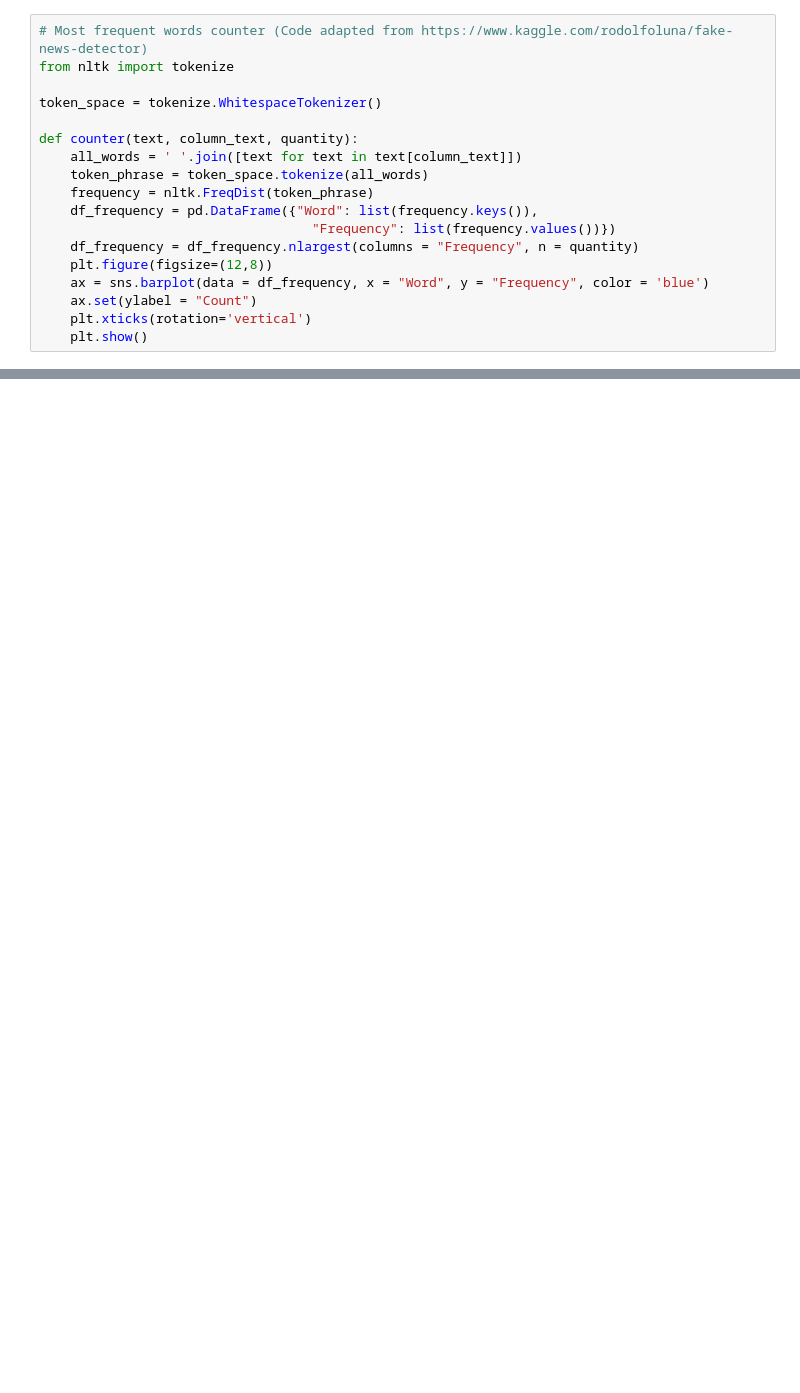
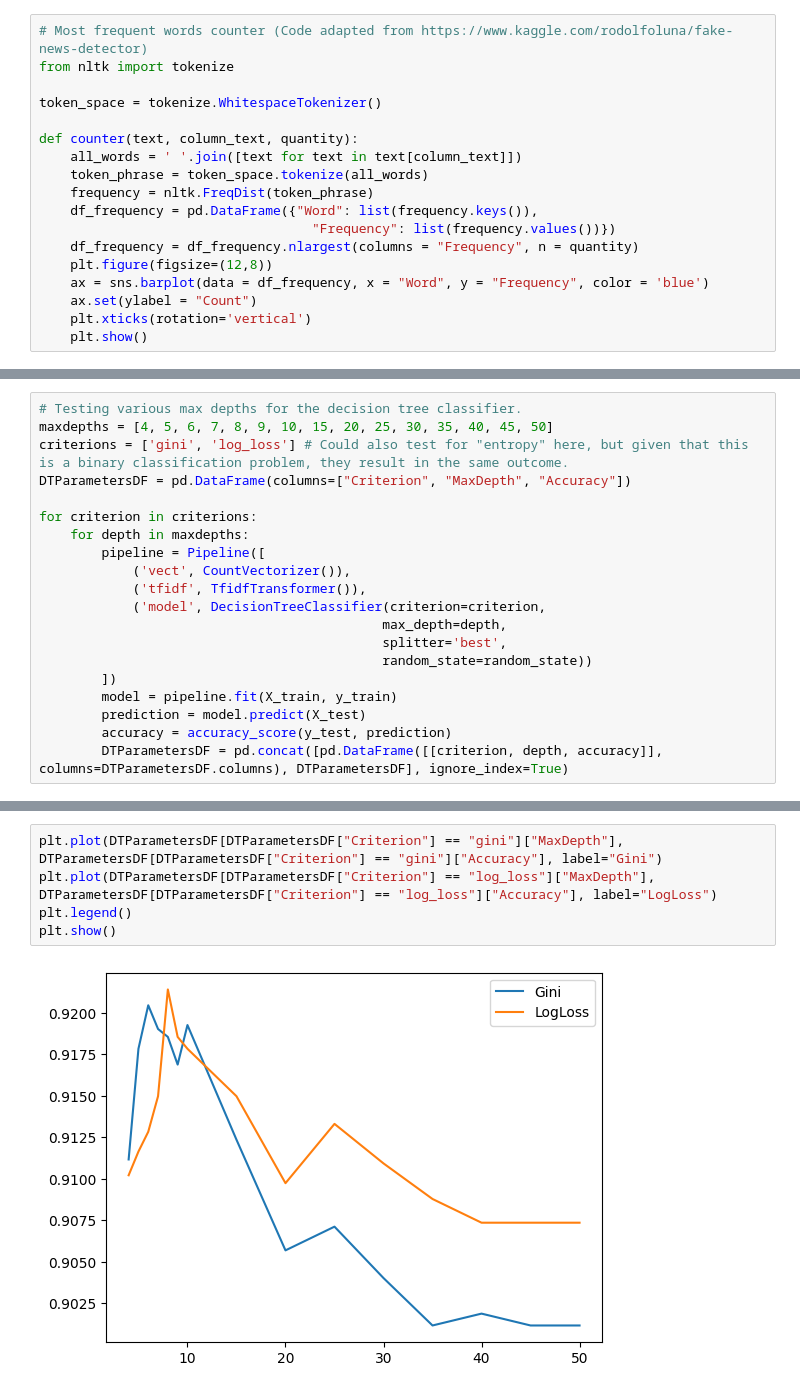
Before and after one commit to joyce922/DAT550Project, a Jupyter notebook: DAT550-PROJECT.ipynb, the cells around one changed output, grey strips where cells are left out. Cells and saved outputs as stored; diff of their text form; blank space fills up the shorter version.

```diff
--- a/DAT550-PROJECT.ipynb
+++ b/DAT550-PROJECT.ipynb
@@ -465,0 +566,20 @@ Accuracy: 71.26%
+# %%
+# Testing various max depths for the decision tree classifier.
+maxdepths = [4, 5, 6, 7, 8, 9, 10, 15, 20, 25, 30, 35, 40, 45, 50]
+criterions = ['gini', 'log_loss'] # Could also test for "entropy" here, but given that this is a binary classification problem, they result in the same outcome.
+DTParametersDF = pd.DataFrame(columns=["Criterion", "MaxDepth", "Accuracy"])
+
+for criterion in criterions:
+    for depth in maxdepths:
+        pipeline = Pipeline([
+            ('vect', CountVectorizer()),
+            ('tfidf', TfidfTransformer()),
+            ('model', DecisionTreeClassifier(criterion=criterion,
+                                            max_depth=depth,
+                                            splitter='best',
+                                            random_state=random_state))
+        ])
+        model = pipeline.fit(X_train, y_train)
+        prediction = model.predict(X_test)
+        accuracy = accuracy_score(y_test, prediction)
+        DTParametersDF = pd.concat([pd.DataFrame([[criterion, depth, accuracy]], columns=DTParametersDF.columns), DTParametersDF], ignore_index=True)
@@ -465,0 +595,7 @@ Accuracy: 71.26%
+# %%
+plt.plot(DTParametersDF[DTParametersDF["Criterion"] == "gini"]["MaxDepth"], DTParametersDF[DTParametersDF["Criterion"] == "gini"]["Accuracy"], label="Gini")
+plt.plot(DTParametersDF[DTParametersDF["Criterion"] == "log_loss"]["MaxDepth"], DTParametersDF[DTParametersDF["Criterion"] == "log_loss"]["Accuracy"], label="LogLoss")
+plt.legend()
+plt.show()
+# %% [output]
+[figure, added]
```
Also changed, not shown: parts of 37 cells of this notebook.
